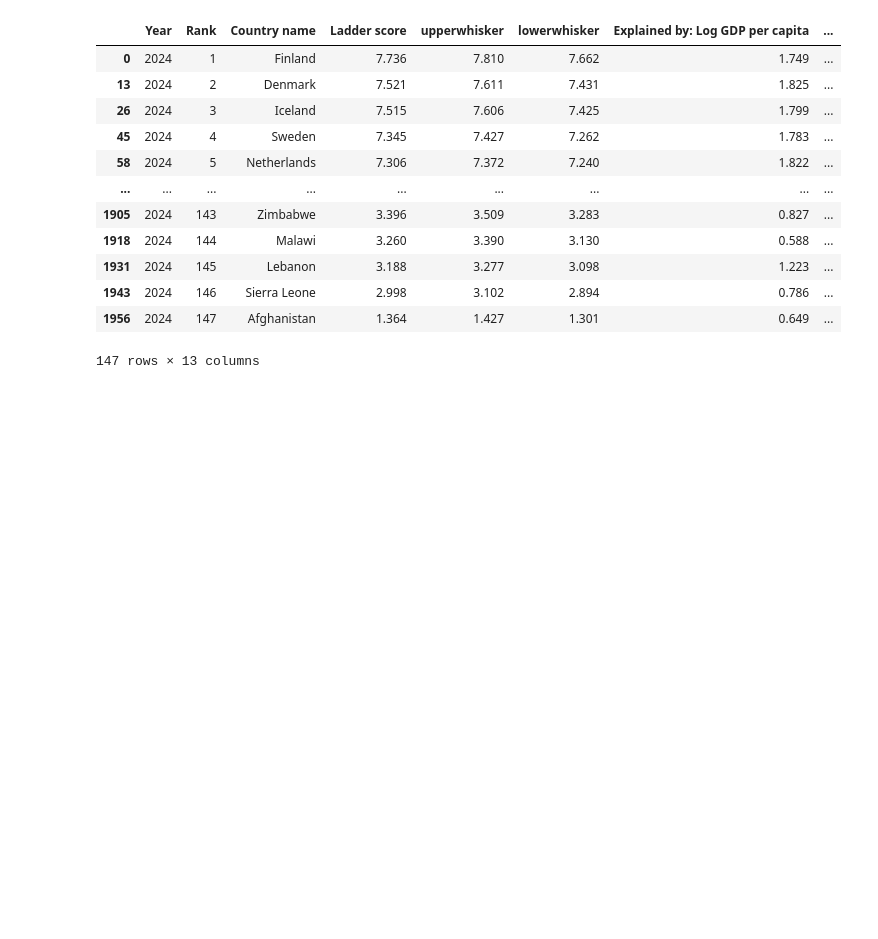
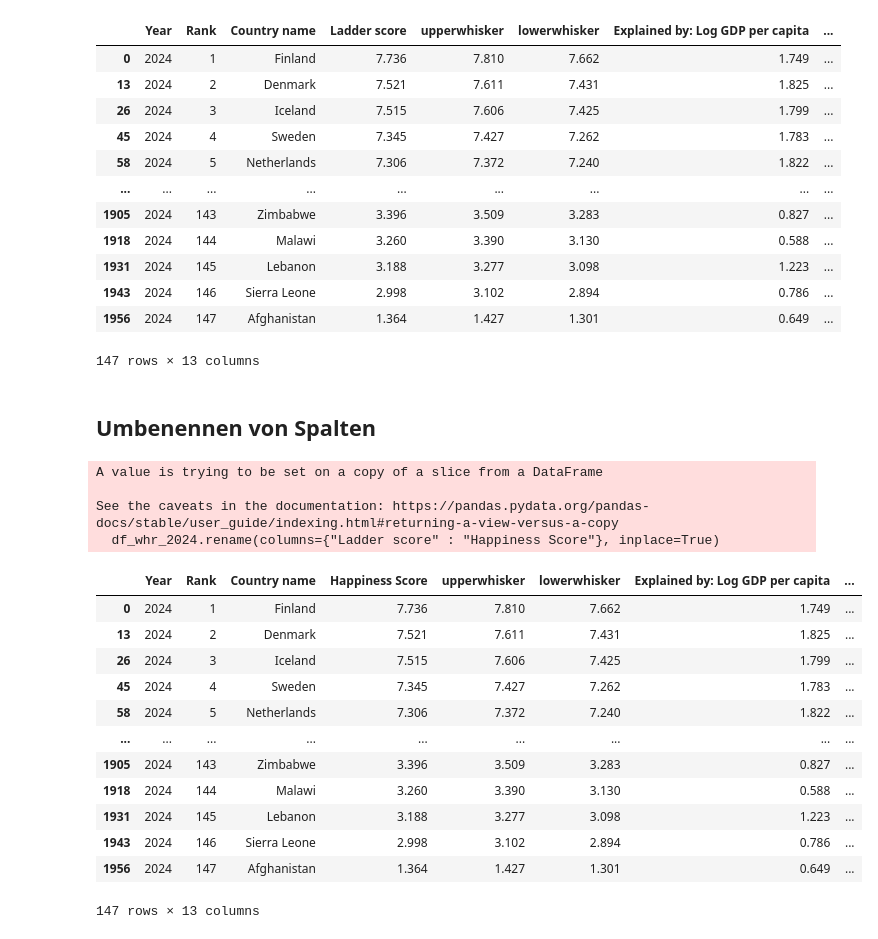
Before and after one commit to timreschop/2024-2025-Data_Librarian_Reschop_Tim, a Jupyter notebook: WHR-Data.ipynb, the cells around one changed output. Saved outputs shown, nothing was run; the diff lists cells and outputs as text; code cells hidden in the pictures; blank space fills up the shorter version.

```diff
--- a/WHR-Data.ipynb
+++ b/WHR-Data.ipynb
@@ -44,3 +46,26 @@ df_whr_2024
 | 1943 | 2024 | 146 | Sierra Leone | 2.998 | 3.102 | 2.894 | 0.786 | ... |
 | 1956 | 2024 | 147 | Afghanistan | 1.364 | 1.427 | 1.301 | 0.649 | ... |
 147 rows × 13 columns
+# %% [markdown]
+## Umbenennen von Spalten
+# %%
+df_whr_2024.rename(columns={"Ladder score" : "Happiness Score"}, inplace=True)
+df_whr_2024
+# %% [output]
+A value is trying to be set on a copy of a slice from a DataFrame
+
+See the caveats in the documentation: https://pandas.pydata.org/pandas-docs/stable/user_guide/indexing.html#returning-a-view-versus-a-copy
+  df_whr_2024.rename(columns={"Ladder score" : "Happiness Score"}, inplace=True)
+|  | Year | Rank | Country name | Happiness Score | upperwhisker | lowerwhisker | Explained by: Log GDP per capita | ... |
+| 0 | 2024 | 1 | Finland | 7.736 | 7.810 | 7.662 | 1.749 | ... |
+| 13 | 2024 | 2 | Denmark | 7.521 | 7.611 | 7.431 | 1.825 | ... |
+| 26 | 2024 | 3 | Iceland | 7.515 | 7.606 | 7.425 | 1.799 | ... |
+| 45 | 2024 | 4 | Sweden | 7.345 | 7.427 | 7.262 | 1.783 | ... |
+| 58 | 2024 | 5 | Netherlands | 7.306 | 7.372 | 7.240 | 1.822 | ... |
+| ... | ... | ... | ... | ... | ... | ... | ... | ... |
+| 1905 | 2024 | 143 | Zimbabwe | 3.396 | 3.509 | 3.283 | 0.827 | ... |
+| 1918 | 2024 | 144 | Malawi | 3.260 | 3.390 | 3.130 | 0.588 | ... |
+| 1931 | 2024 | 145 | Lebanon | 3.188 | 3.277 | 3.098 | 1.223 | ... |
+| 1943 | 2024 | 146 | Sierra Leone | 2.998 | 3.102 | 2.894 | 0.786 | ... |
+| 1956 | 2024 | 147 | Afghanistan | 1.364 | 1.427 | 1.301 | 0.649 | ... |
+147 rows × 13 columns
```
Also changed, not shown: parts of 25 cells of this notebook, 1 other file.
